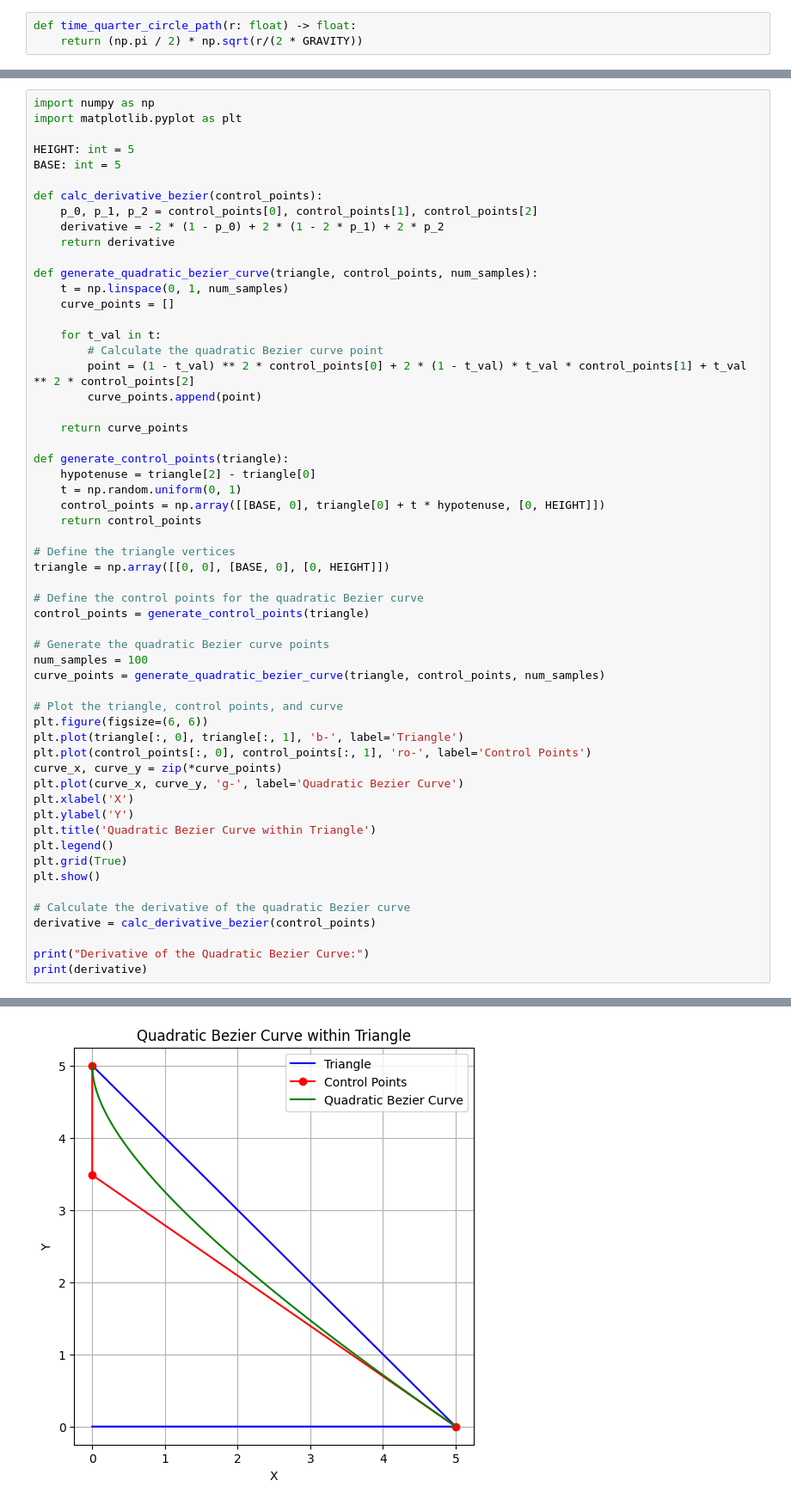
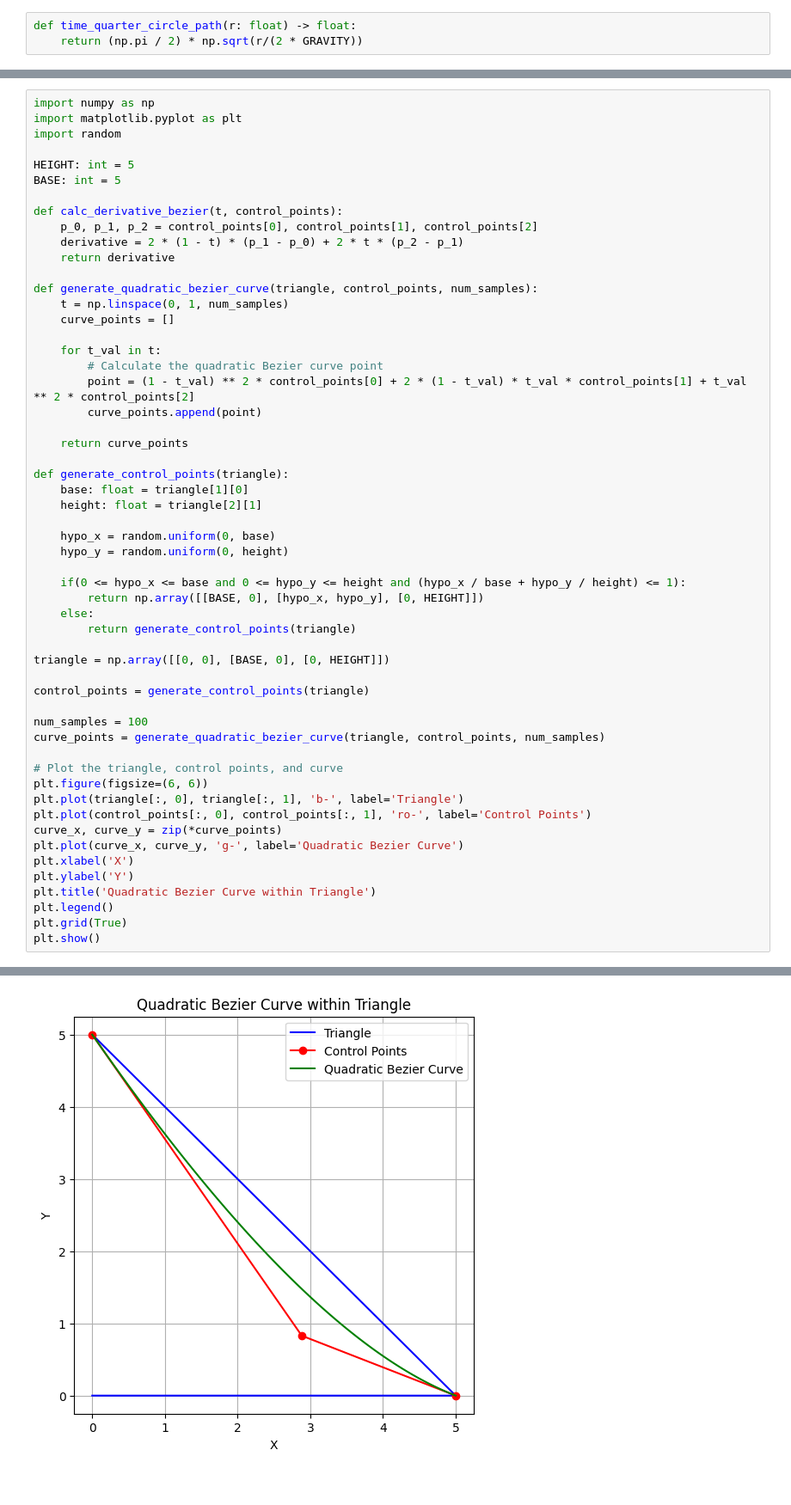
Before and after one commit to Atishaya7777/brachistochrone-trajectory, a Jupyter notebook: main.ipynb, the cells around one changed output, grey strips where cells are left out. Shown at 86% size. Cells and saved outputs as stored; diff of their text form.

Commit message:
refactor: Refactored the code that generates bezier curves to fit inside the right triangle

```diff
--- a/main.ipynb
+++ b/main.ipynb
@@ -378,13 +380,14 @@ print(generate_three_sum_one(3))
 # %%
 import numpy as np
 import matplotlib.pyplot as plt
+import random
 
 HEIGHT: int = 5
 BASE: int = 5
 
-def calc_derivative_bezier(control_points):
+def calc_derivative_bezier(t, control_points):
     p_0, p_1, p_2 = control_points[0], control_points[1], control_points[2]
-    derivative = -2 * (1 - p_0) + 2 * (1 - 2 * p_1) + 2 * p_2
+    derivative = 2 * (1 - t) * (p_1 - p_0) + 2 * t * (p_2 - p_1)
     return derivative
 
 def generate_quadratic_bezier_curve(triangle, control_points, num_samples):
@@ -399,18 +402,21 @@ def generate_quadratic_bezier_curve(triangle, control_points, num_samples):
     return curve_points
 
 def generate_control_points(triangle):
-    hypotenuse = triangle[2] - triangle[0]
-    t = np.random.uniform(0, 1)
-    control_points = np.array([[BASE, 0], triangle[0] + t * hypotenuse, [0, HEIGHT]])
-    return control_points
+    base: float = triangle[1][0]
+    height: float = triangle[2][1]
 
-# Define the triangle vertices
+    hypo_x = random.uniform(0, base)
+    hypo_y = random.uniform(0, height)
+
+    if(0 <= hypo_x <= base and 0 <= hypo_y <= height and (hypo_x / base + hypo_y / height) <= 1):
+        return np.array([[BASE, 0], [hypo_x, hypo_y], [0, HEIGHT]])
+    else:
+        return generate_control_points(triangle)
+
 triangle = np.array([[0, 0], [BASE, 0], [0, HEIGHT]])
 
-# Define the control points for the quadratic Bezier curve
 control_points = generate_control_points(triangle)
 
-# Generate the quadratic Bezier curve points
 num_samples = 100
 curve_points = generate_quadratic_bezier_curve(triangle, control_points, num_samples)
 
@@ -426,10 +432,4 @@ plt.title('Quadratic Bezier Curve within Triangle')
 plt.legend()
 plt.grid(True)
 plt.show()
-
-# Calculate the derivative of the quadratic Bezier curve
-derivative = calc_derivative_bezier(control_points)
-
-print("Derivative of the Quadratic Bezier Curve:")
-print(derivative)
 # %% [output]
@@ -436 +439 @@ print(derivative)
-[figure, old version]
+[figure, new version]
```
Also changed, not shown: parts of 8 cells of this notebook, 1 other file.
